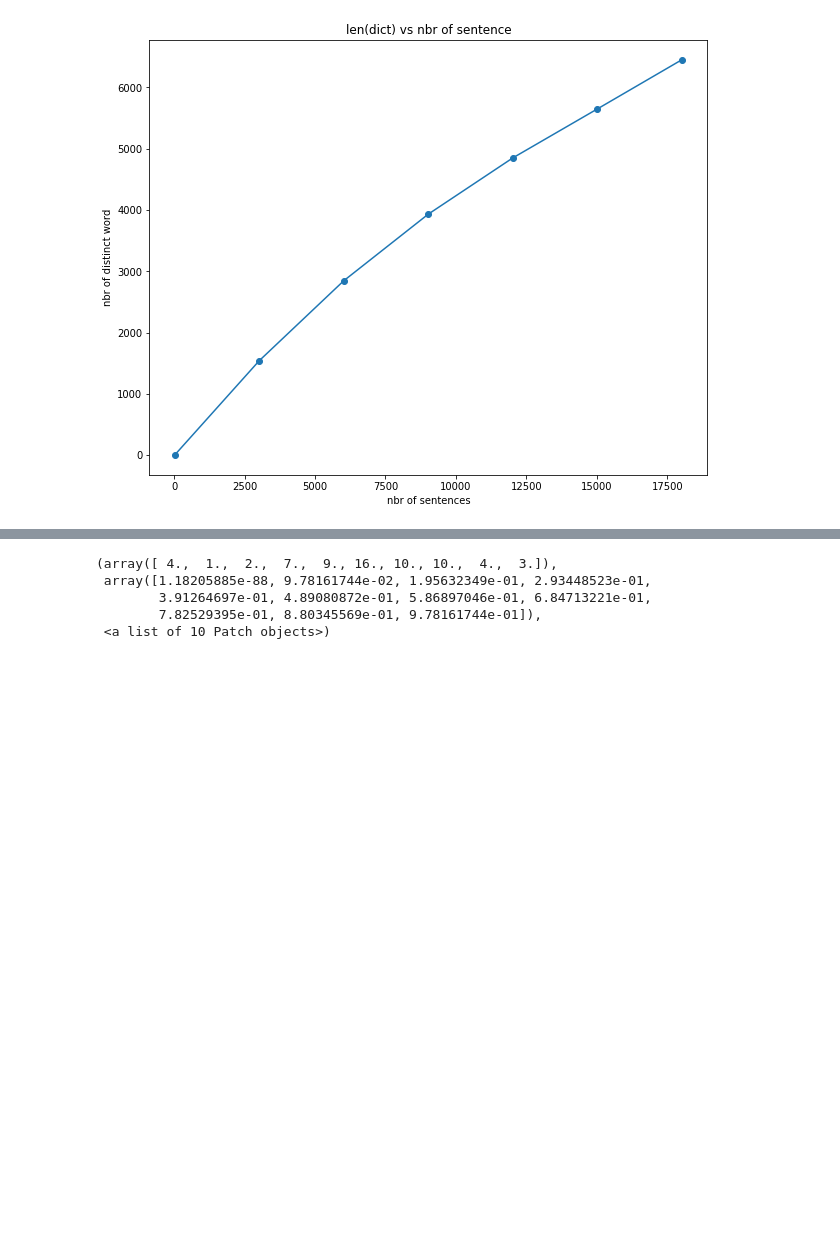
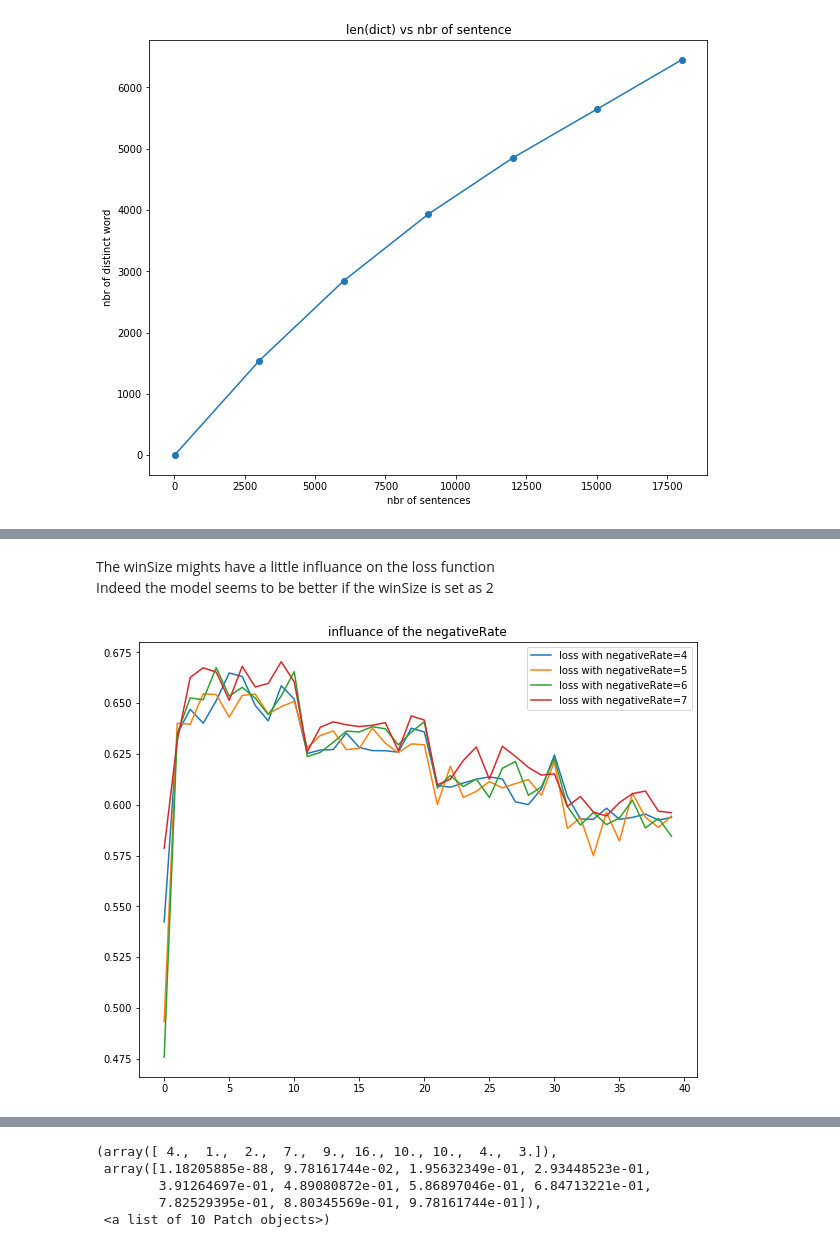
Before and after one commit to AntoineGuiot/NLP_skip_gram, a Jupyter notebook: experiment_skip_gram.ipynb, the cells around one changed output, grey strips where cells are left out. Saved outputs shown, nothing was run; the diff lists cells and outputs as text; code cells hidden in the pictures; blank space fills up the shorter version.

```diff
--- a/experiment_skip_gram.ipynb
+++ b/experiment_skip_gram.ipynb
@@ -66,0 +104,14 @@ sg.loss
+# %% [markdown]
+The winSize mights have a little influance on the loss function
+Indeed the model seems to be better if the winSize is set as 2
+# %%
+plt.figure(figsize=(10,8))
+for i in range(4,8):
+    nbr_sentence = 1000
+    sg =SkipGram(sentences[0:nbr_sentence], negativeRate=i)
+    sg.train(4)
+    plt.plot(sg.loss,label= f'loss with negativeRate={i}')
+    plt.legend()
+    plt.title('influance of the negativeRate')
+# %% [output]
+[figure, added]
```
Also changed, not shown: parts of 27 cells of this notebook, 1 other file.
